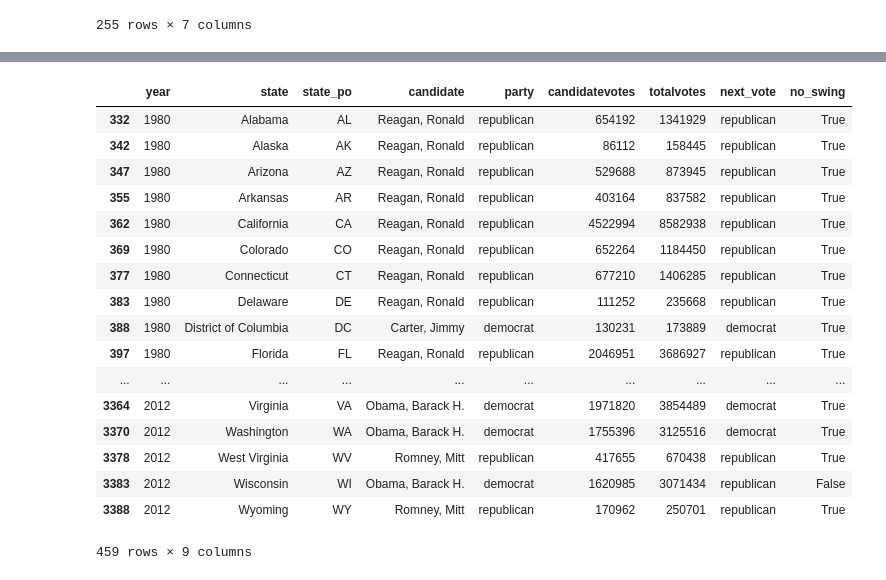
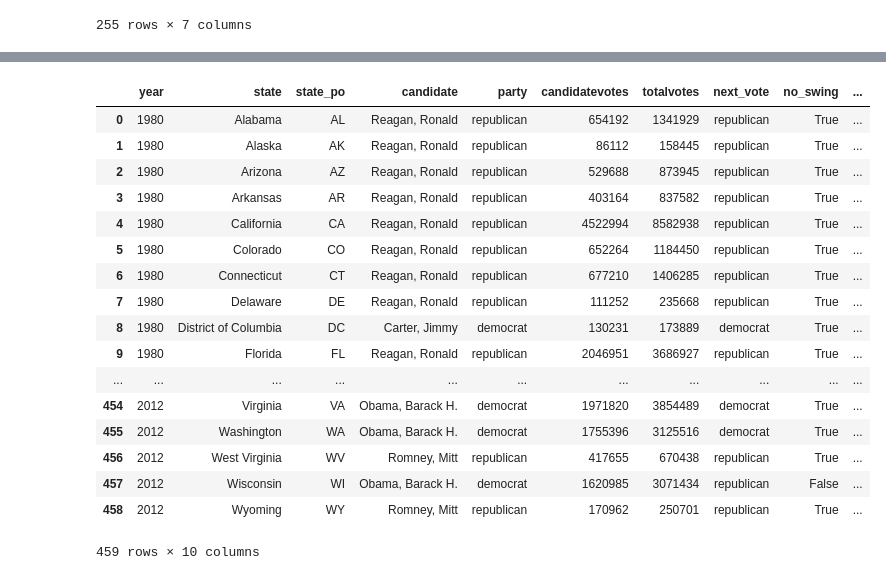
Before and after one commit to tinawong15/portends-greatness, a Jupyter notebook: elections.ipynb, the cells around one changed output, grey strips where cells are left out. Drawn from its saved outputs; the diff is of its cells as text; code cells hidden in the pictures.

Commit message:
added turnout rate

```diff
--- a/elections.ipynb
+++ b/elections.ipynb
@@ -174,26 +292,34 @@ py.iplot(fig, filename = 'd3-cloropleth-map')
 # %%
 path = "portends-greatness/1980-2014-Gen-Election-Turnout.csv"
 turnout = pd.read_csv(path)
 turnout = turnout[turnout['Year'] % 4 == 0]
 all_states_vote = all_states_vote[all_states_vote['year'] > 1976]
 all_states_vote = all_states_vote[all_states_vote['year'] < 2016]
+turnout = turnout.drop(52, axis=0)
+turnout = turnout.sort_values(["Year", "Unnamed: 3"], ascending=(True, True))
+vep = pd.DataFrame(turnout["Voting-Eligible Population (VEP)"])
+vep = vep.reset_index(drop=True)
+all_states_vote = all_states_vote.reset_index(drop=True)
+all_states_vote = all_states_vote.join(vep)
+all_states_vote.rename(columns={'Voting-Eligible Population (VEP)':'vep'},
+                 inplace=True)
 all_states_vote
 # %% [output]
-|  | year | state | state_po | candidate | party | candidatevotes | totalvotes | next_vote | no_swing |
-| 332 | 1980 | Alabama | AL | Reagan, Ronald | republican | 654192 | 1341929 | republican | True |
-| 342 | 1980 | Alaska | AK | Reagan, Ronald | republican | 86112 | 158445 | republican | True |
-| 347 | 1980 | Arizona | AZ | Reagan, Ronald | republican | 529688 | 873945 | republican | True |
-| 355 | 1980 | Arkansas | AR | Reagan, Ronald | republican | 403164 | 837582 | republican | True |
-| 362 | 1980 | California | CA | Reagan, Ronald | republican | 4522994 | 8582938 | republican | True |
-| 369 | 1980 | Colorado | CO | Reagan, Ronald | republican | 652264 | 1184450 | republican | True |
-| 377 | 1980 | Connecticut | CT | Reagan, Ronald | republican | 677210 | 1406285 | republican | True |
-| 383 | 1980 | Delaware | DE | Reagan, Ronald | republican | 111252 | 235668 | republican | True |
-| 388 | 1980 | District of Columbia | DC | Carter, Jimmy | democrat | 130231 | 173889 | democrat | True |
-| 397 | 1980 | Florida | FL | Reagan, Ronald | republican | 2046951 | 3686927 | republican | True |
-| ... | ... | ... | ... | ... | ... | ... | ... | ... | ... |
-| 3364 | 2012 | Virginia | VA | Obama, Barack H. | democrat | 1971820 | 3854489 | democrat | True |
-| 3370 | 2012 | Washington | WA | Obama, Barack H. | democrat | 1755396 | 3125516 | democrat | True |
-| 3378 | 2012 | West Virginia | WV | Romney, Mitt | republican | 417655 | 670438 | republican | True |
-| 3383 | 2012 | Wisconsin | WI | Obama, Barack H. | democrat | 1620985 | 3071434 | republican | False |
-| 3388 | 2012 | Wyoming | WY | Romney, Mitt | republican | 170962 | 250701 | republican | True |
+|  | year | state | state_po | candidate | party | candidatevotes | totalvotes | next_vote | no_swing | ... |
+| 0 | 1980 | Alabama | AL | Reagan, Ronald | republican | 654192 | 1341929 | republican | True | ... |
+| 1 | 1980 | Alaska | AK | Reagan, Ronald | republican | 86112 | 158445 | republican | True | ... |
+| 2 | 1980 | Arizona | AZ | Reagan, Ronald | republican | 529688 | 873945 | republican | True | ... |
+| 3 | 1980 | Arkansas | AR | Reagan, Ronald | republican | 403164 | 837582 | republican | True | ... |
+| 4 | 1980 | California | CA | Reagan, Ronald | republican | 4522994 | 8582938 | republican | True | ... |
+| 5 | 1980 | Colorado | CO | Reagan, Ronald | republican | 652264 | 1184450 | republican | True | ... |
+| 6 | 1980 | Connecticut | CT | Reagan, Ronald | republican | 677210 | 1406285 | republican | True | ... |
+| 7 | 1980 | Delaware | DE | Reagan, Ronald | republican | 111252 | 235668 | republican | True | ... |
+| 8 | 1980 | District of Columbia | DC | Carter, Jimmy | democrat | 130231 | 173889 | democrat | True | ... |
+| 9 | 1980 | Florida | FL | Reagan, Ronald | republican | 2046951 | 3686927 | republican | True | ... |
+| ... | ... | ... | ... | ... | ... | ... | ... | ... | ... | ... |
+| 454 | 2012 | Virginia | VA | Obama, Barack H. | democrat | 1971820 | 3854489 | democrat | True | ... |
+| 455 | 2012 | Washington | WA | Obama, Barack H. | democrat | 1755396 | 3125516 | democrat | True | ... |
+| 456 | 2012 | West Virginia | WV | Romney, Mitt | republican | 417655 | 670438 | republican | True | ... |
+| 457 | 2012 | Wisconsin | WI | Obama, Barack H. | democrat | 1620985 | 3071434 | republican | False | ... |
+| 458 | 2012 | Wyoming | WY | Romney, Mitt | republican | 170962 | 250701 | republican | True | ... |
-459 rows × 9 columns
+459 rows × 10 columns
```
Also changed, not shown: parts of 13 cells of this notebook.
